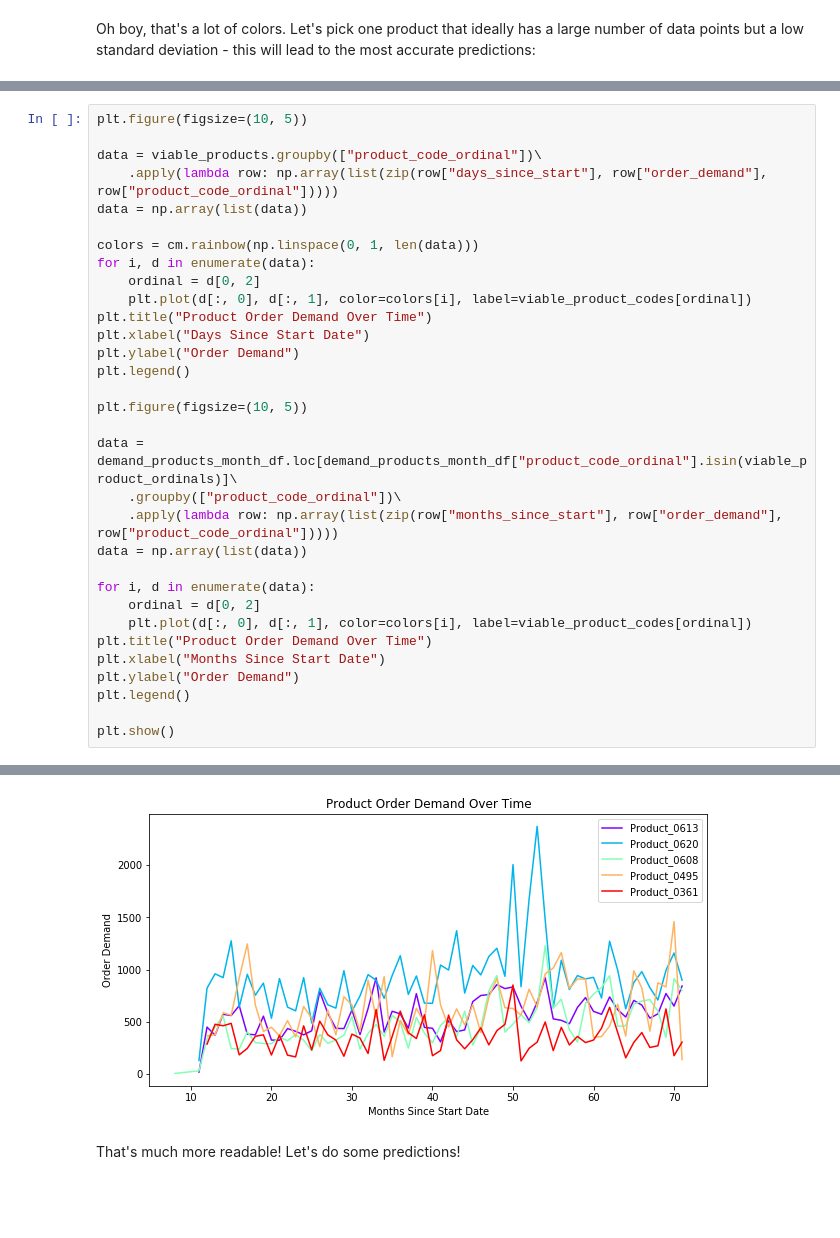
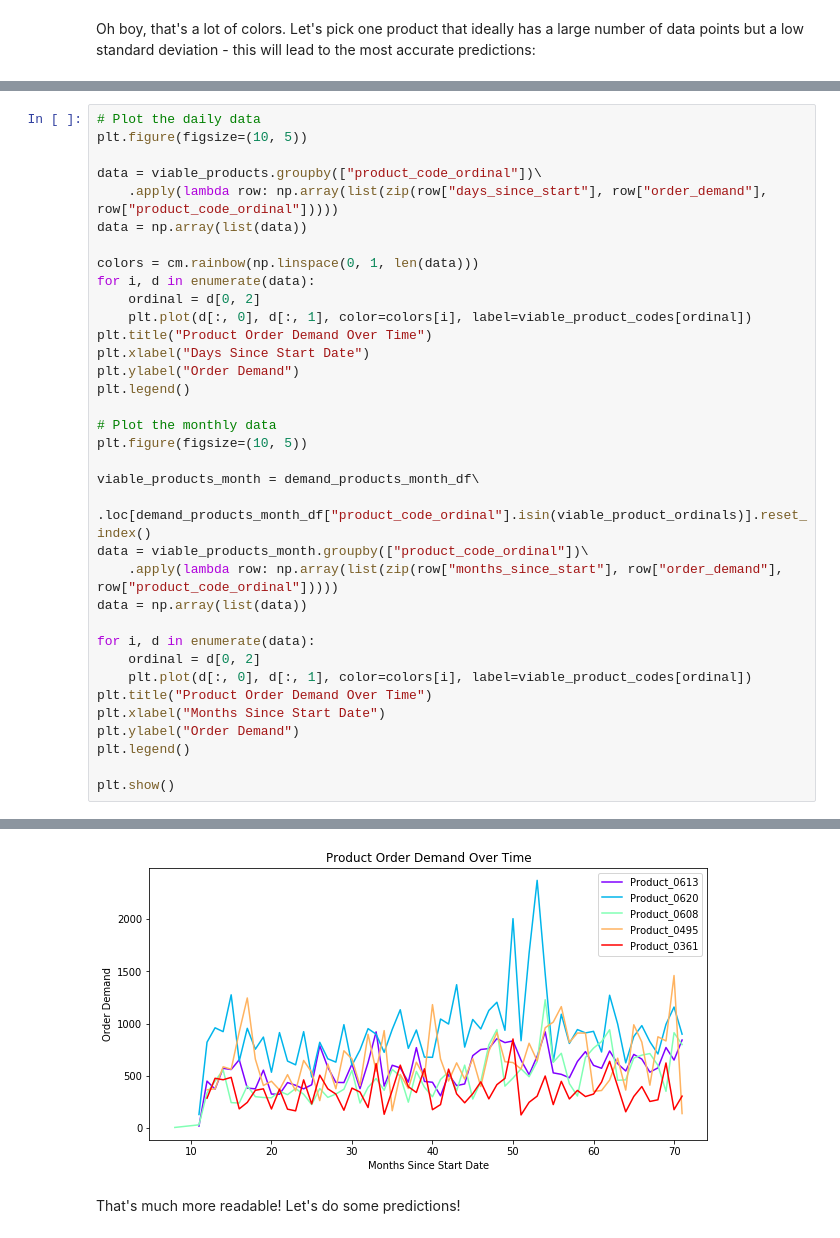
Before and after one commit to justinro-underscore/EECS731Projects, a Jupyter notebook: project5/Product Demand Analysis.ipynb, the cells around one changed output, grey strips where cells are left out. Drawn from its saved outputs; the diff is of its cells as text; blank space fills up the shorter version.

```diff
--- a/project5/Product Demand Analysis.ipynb
+++ b/project5/Product Demand Analysis.ipynb
@@ -266,40 +267,43 @@ viable_products[["product_code", "product_code_ordinal", "product_standard_dev_d
 | 3 | 1377 | Product_0361 | 23.662398 |
 | 4 | 342 | Product_0495 | 31.023758 |
 # %%
+# Plot the daily data
 plt.figure(figsize=(10, 5))
 
 data = viable_products.groupby(["product_code_ordinal"])\
     .apply(lambda row: np.array(list(zip(row["days_since_start"], row["order_demand"], row["product_code_ordinal"]))))
 data = np.array(list(data))
 
 colors = cm.rainbow(np.linspace(0, 1, len(data)))
 for i, d in enumerate(data):
     ordinal = d[0, 2]
     plt.plot(d[:, 0], d[:, 1], color=colors[i], label=viable_product_codes[ordinal])
 plt.title("Product Order Demand Over Time")
 plt.xlabel("Days Since Start Date")
 plt.ylabel("Order Demand")
 plt.legend()
 
+# Plot the monthly data
 plt.figure(figsize=(10, 5))
 
-data = demand_products_month_df.loc[demand_products_month_df["product_code_ordinal"].isin(viable_product_ordinals)]\
-    .groupby(["product_code_ordinal"])\
+viable_products_month = demand_products_month_df\
+    .loc[demand_products_month_df["product_code_ordinal"].isin(viable_product_ordinals)].reset_index()
+data = viable_products_month.groupby(["product_code_ordinal"])\
     .apply(lambda row: np.array(list(zip(row["months_since_start"], row["order_demand"], row["product_code_ordinal"]))))
 data = np.array(list(data))
 
 for i, d in enumerate(data):
     ordinal = d[0, 2]
     plt.plot(d[:, 0], d[:, 1], color=colors[i], label=viable_product_codes[ordinal])
 plt.title("Product Order Demand Over Time")
 plt.xlabel("Months Since Start Date")
 plt.ylabel("Order Demand")
 plt.legend()
 
 plt.show()
 # %% [output]
 [figure]
-[figure, old version]
+[figure, new version]
 # %% [markdown]
 That's much more readable! Let's do some predictions!
 # %% [markdown]
```
Also changed, not shown: parts of 25 cells of this notebook, 1 other file.
